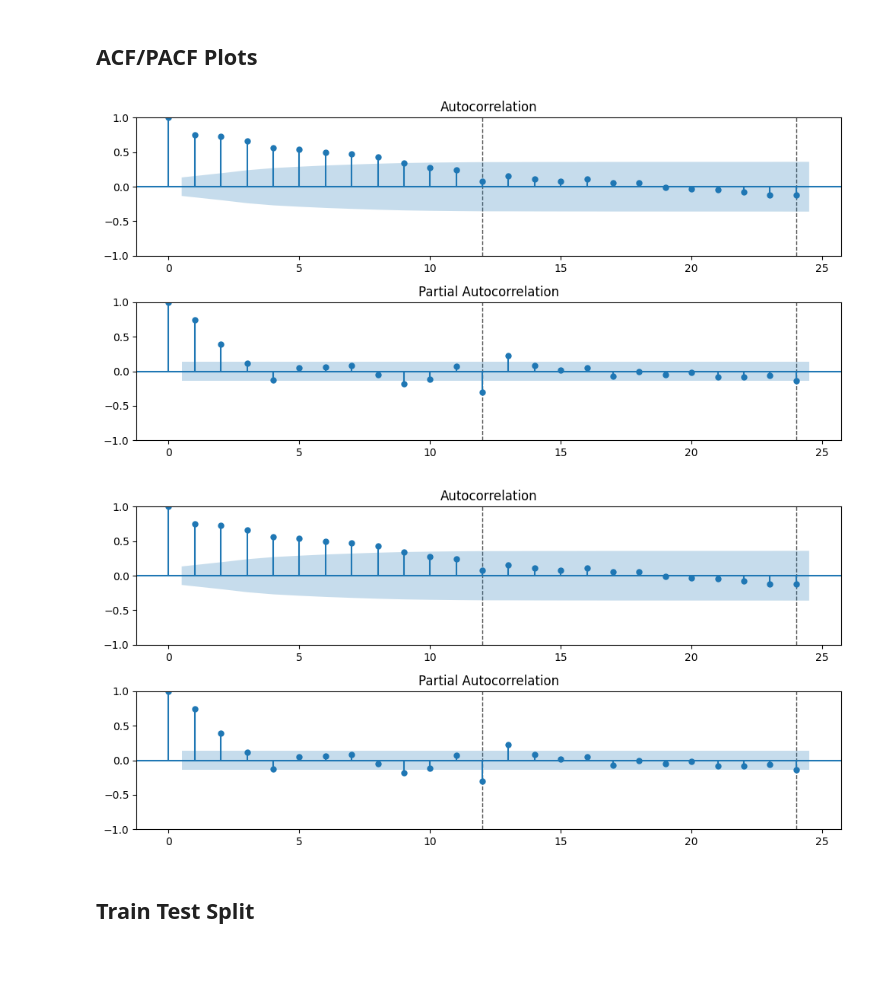
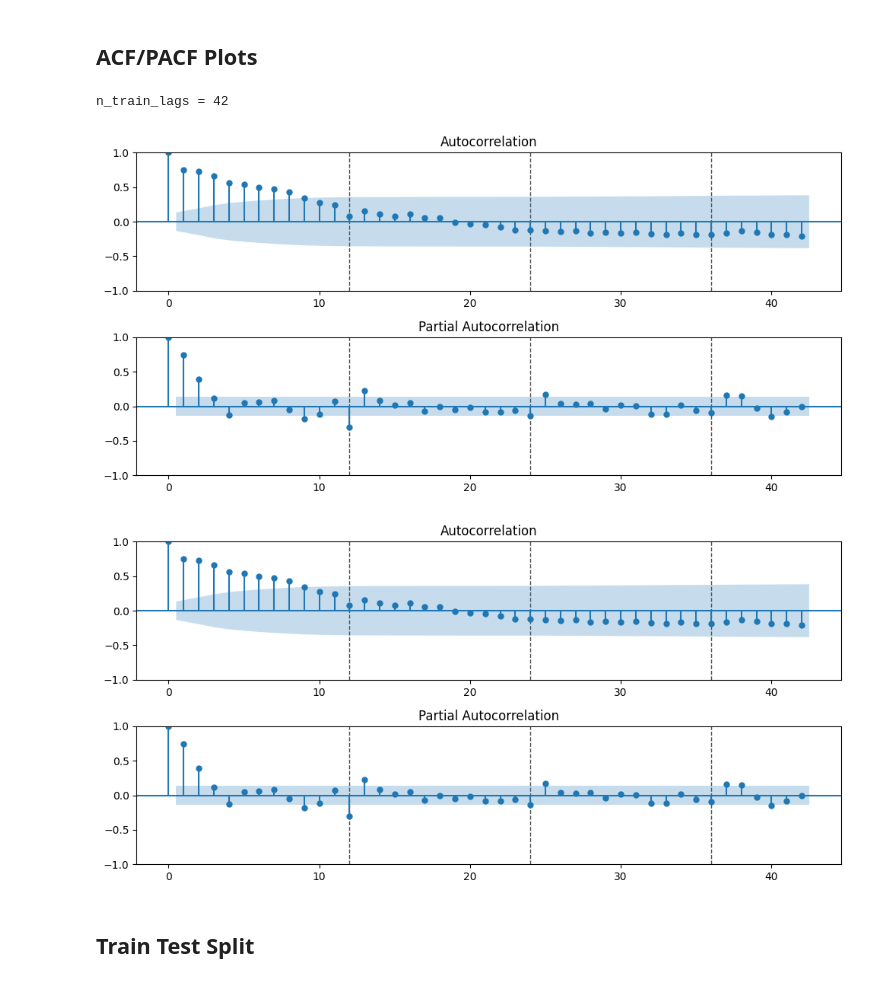
Before and after one commit to abeeraz379/Zillow-Data_Time-Series-Forecasting, a Jupyter notebook: Time_series__belt_exam.ipynb, the cells around one changed output. Cells and saved outputs as stored; diff of their text form; code cells hidden in the pictures.

```diff
--- a/Time_series__belt_exam.ipynb
+++ b/Time_series__belt_exam.ipynb
@@ -404,12 +404,17 @@ ts_diff.plot();
 # %% [markdown]
 
 ## ACF/PACF Plots
+# %%
+n_train_lags = len(train) // 4
+print(f"n_train_lags = {n_train_lags}")
+# %% [output]
+n_train_lags = 42
 # %%
 # now look at the acf/pacf of the stationary data
-plot_acf_pacf(ts_diff, annotate_seas = True, m = 12, nlags=24)
+plot_acf_pacf(ts_diff, annotate_seas = True, m = 12, nlags=42)
 # %% [output]
-[figure, old version]
+[figure, new version]
-[figure, old version]
+[figure, new version]
 # %% [markdown]
 ## Train Test Split
 # %%
```
Also changed, not shown: parts of 11 cells of this notebook.
